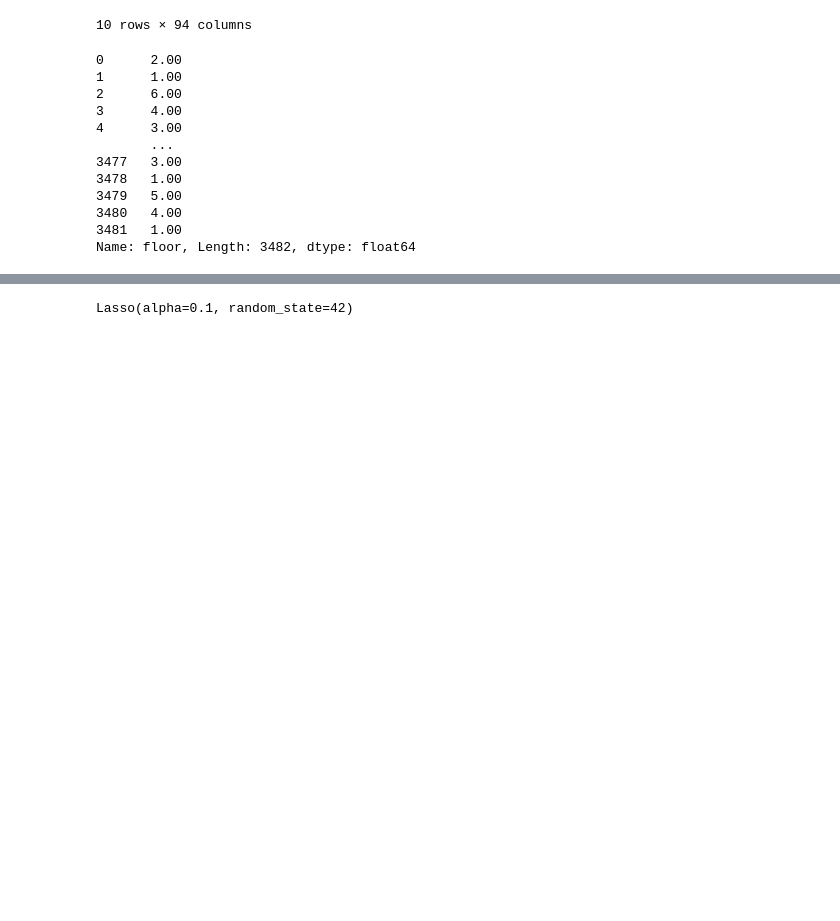
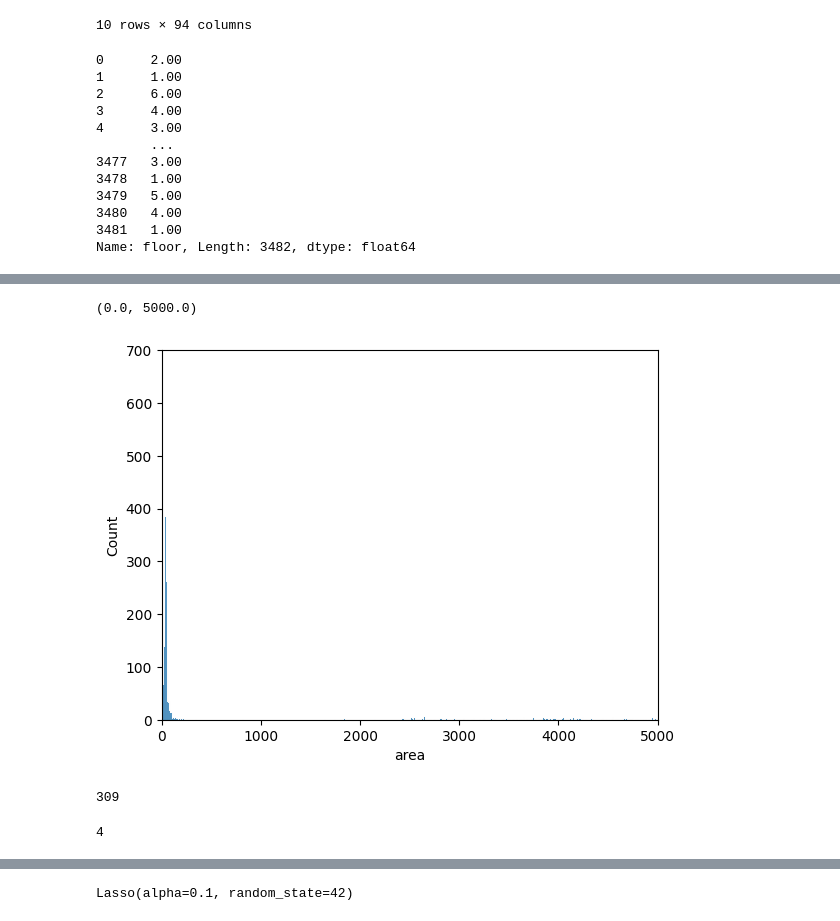
Before and after one commit to filki/Kaggle_Warsaw_rent_prices, a Jupyter notebook: starter.ipynb, the cells around one changed output, grey strips where cells are left out. Drawn from its saved outputs; the diff is of its cells as text; code cells hidden in the pictures; blank space fills up the shorter version.

```diff
--- a/starter.ipynb
+++ b/starter.ipynb
@@ -273,0 +301,7 @@ print(nan_columns)
+# %%
+sns.histplot(data = final_df_imputed, x = "area", stat = "count")
+plt.ylim(0, 700)
+plt.xlim(0,5000)
+# %% [output]
+(0.0, 5000.0)
+[figure, added]
@@ -273,0 +310,4 @@ print(nan_columns)
+# %%
+count
+# %% [output]
+309
@@ -274,3 +316,7 @@ print(nan_columns)
+# %%
+count_both
+# %% [output]
+4
 # %%
 X = final_df_imputed.drop(columns=['net_price'])
 
```
Also changed, not shown: parts of 17 cells of this notebook.
